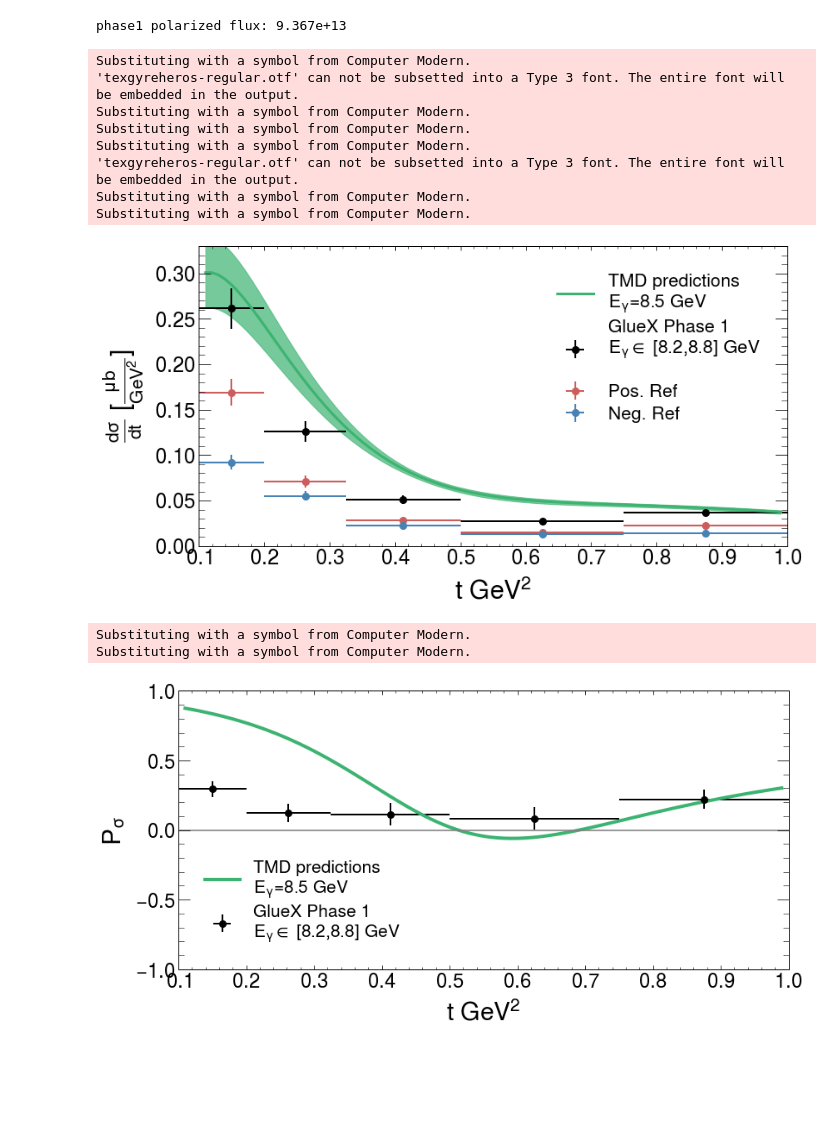
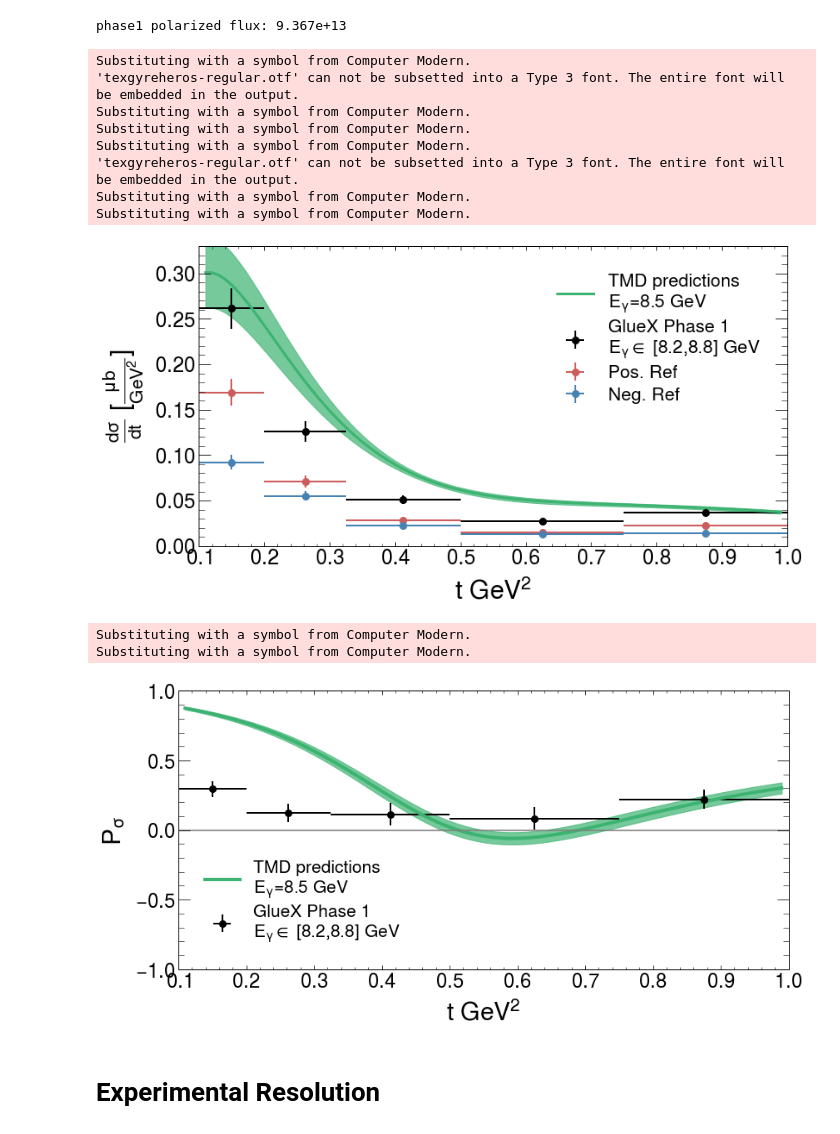
Before and after one commit to lan13005/EtaPi-Analysis, a Jupyter notebook: study_pwa/jupyter_plotting/plotter.ipynb, the cells around one changed output. Drawn from its saved outputs; the diff is of its cells as text; code cells hidden in the pictures; blank space fills up the shorter version.

Commit message:
Updated inputs to lmac study, piggyback on study_expectedYields code. Updates to notebooks - mainly comparing cross section measurements based off mass plots alone and PWA results

```diff
--- a/study_pwa/jupyter_plotting/plotter.ipynb
+++ b/study_pwa/jupyter_plotting/plotter.ipynb
@@ -835,22 +1000,34 @@ parityAsymErr=np.sqrt(
     np.power((2*crossSectionPos/np.power(crossSectionPos+crossSectionNeg,2)*crossSectionNegErr),2)
 )
 # %%
-bapa_theory=pd.read_csv("/d/grid17/ln16/myDSelector/amptools/mass_dep_fits/Ten_A2_Fit_85GeV.txt",delimiter=";")
-bapa_theory=bapa_theory[["beam asymmetry","parity asymmetry"]]
-bapa_theory.columns=["ba","pa"]
-crossSection_theory=pd.read_csv("/d/grid17/ln16/myDSelector/amptools/mass_dep_fits/Bands_TMD_A2.txt", delim_whitespace=True, header=None)
+baseTheoryFolder="/d/grid17/ln16/dselector_v3/study_pwa/jupyter_plotting/theory_pred/"
+bapa_theory=pd.read_csv(baseTheoryFolder+"Ten_A2_Fit_85GeV.txt",delimiter=";")
+bapa_theory=bapa_theory[["beam asymmetry"]]
+bapa_theory.columns=["ba"]
+
+crossSection_theory=pd.read_csv(baseTheryFolder+"Bands_TMD_A2.txt", delim_whitespace=True, header=None)
 crossSection_theory=crossSection_theory.loc[:,[0,7,8,9]]
 crossSection_theory.columns=["t","cs_low_err","cs","cs_up_err"]
-crossSection_theory=pd.concat([crossSection_theory,bapa_theory],axis=1)
+
+psig_theory=pd.read_csv(baseTheryFolder+"Psig_Bands_TMD_A2.txt", delim_whitespace=True, header=None)
+psig_theory=psig_theory.loc[:,[7,8,9]]
+psig_theory.columns=["pa_low_err","pa","pa_up_err"]
+
+crossSection_theory=pd.concat([crossSection_theory,psig_theory,bapa_theory],axis=1)
 crossSection_theory["cs_low_err"]=crossSection_theory["cs"]-crossSection_theory["cs_low_err"]
 crossSection_theory["cs_up_err"]=crossSection_theory["cs_up_err"]-crossSection_theory["cs"]
+crossSection_theory["pa_low_err"]=crossSection_theory["pa"]-crossSection_theory["pa_low_err"]
+crossSection_theory["pa_up_err"]=crossSection_theory["pa_up_err"]-crossSection_theory["pa"]
 crossSection_theory=crossSection_theory[(crossSection_theory.t<1)&(crossSection_theory.t>0.1)]
+
+
+crossSection_theory=crossSection_theory[(crossSection_theory.t<1)&(crossSection_theory.t>0.1)]
 # %%
 fig,axes=plt.subplots(1,1,figsize=(12,6))
 
 arbitraryFactor=1
 axes.errorbar(midts,crossSection,fmt='o',xerr=xerrs,yerr=crossSectionErr,c='black',
-                 label="GlueX Phase 1\n$E_{\gamma}\in$ [8.2,8.8] GeV\n")
+                 label="GlueX Phase 1\n$E_{\gamma}\in$ [8.2,8.8] GeV")
 axes.errorbar(midts,crossSectionPos,fmt='o',xerr=xerrs,yerr=crossSectionPosErr,c='indianred',label="Pos. Ref")
 axes.errorbar(midts,crossSectionNeg,fmt='o',xerr=xerrs,yerr=crossSectionNegErr,c='steelblue',label="Neg. Ref")
 axes.set_xlabel(r"t $GeV^2$",size=30)
@@ -865,34 +1042,40 @@ axes.tick_params(axis='both',labelsize=24)
 axes.set_xlim(0.1)
 axes.set_ylim(0,0.33)
 axes.ticklabel_format(style='plain')
 axes.legend(prop={"size":21})
-plt.savefig("a2_xsec_m104180.pdf")
+plt.savefig(ofolder+"a2_xsec_m104180.pdf")
 
 fig,axes=plt.subplots(1,1,figsize=(12,6))
 axes.errorbar(midts,parityAsym,fmt='o',xerr=xerrs,yerr=parityAsymErr,c='black',label="GlueX Phase 1\n$E_{\gamma}\in$ [8.2,8.8] GeV")
 axes.tick_params(axis='both',labelsize=24)
 axes.set_xlabel(r"t $GeV^2$",size=30)
 axes.set_ylabel(r"$P_{\sigma}$",size=30)
 axes.plot(crossSection_theory["t"],crossSection_theory["pa"],c="mediumseagreen",linewidth=4,label="TMD predictions \n$E_{\gamma}$=8.5 GeV")
+axes.fill_between(crossSection_theory["t"],
+                      (crossSection_theory["pa"]-crossSection_theory["pa_low_err"])/arbitraryFactor,
+                      (crossSection_theory["pa"]+crossSection_theory["pa_up_err"])/arbitraryFactor,
+                      color="mediumseagreen",alpha=0.7)
 axes.tick_params(axis='both',labelsize=24)
 axes.set_xlim(0.1)
 axes.set_ylim(-1,1)
 axes.legend(prop={"size":21})
 axes.axhline(0,c='gray',alpha=0.8,linestyle='-')
 
 plt.tight_layout()
 
-plt.savefig("a2_parityAsym_m104180.pdf")
+plt.savefig(ofolder+"a2_parityAsym_m104180.pdf")
 # %% [output]
 Substituting with a symbol from Computer Modern.
 'texgyreheros-regular.otf' can not be subsetted into a Type 3 font. The entire font will be embedded in the output.
 Substituting with a symbol from Computer Modern.
 Substituting with a symbol from Computer Modern.
 Substituting with a symbol from Computer Modern.
 'texgyreheros-regular.otf' can not be subsetted into a Type 3 font. The entire font will be embedded in the output.
 Substituting with a symbol from Computer Modern.
 Substituting with a symbol from Computer Modern.
-[figure, old version]
+[figure, new version]
 Substituting with a symbol from Computer Modern.
 Substituting with a symbol from Computer Modern.
-[figure, old version]
+[figure, new version]
+# %% [markdown]
+# Experimental Resolution
```
Also changed, not shown: parts of 22 cells of this notebook, 8 other files.
